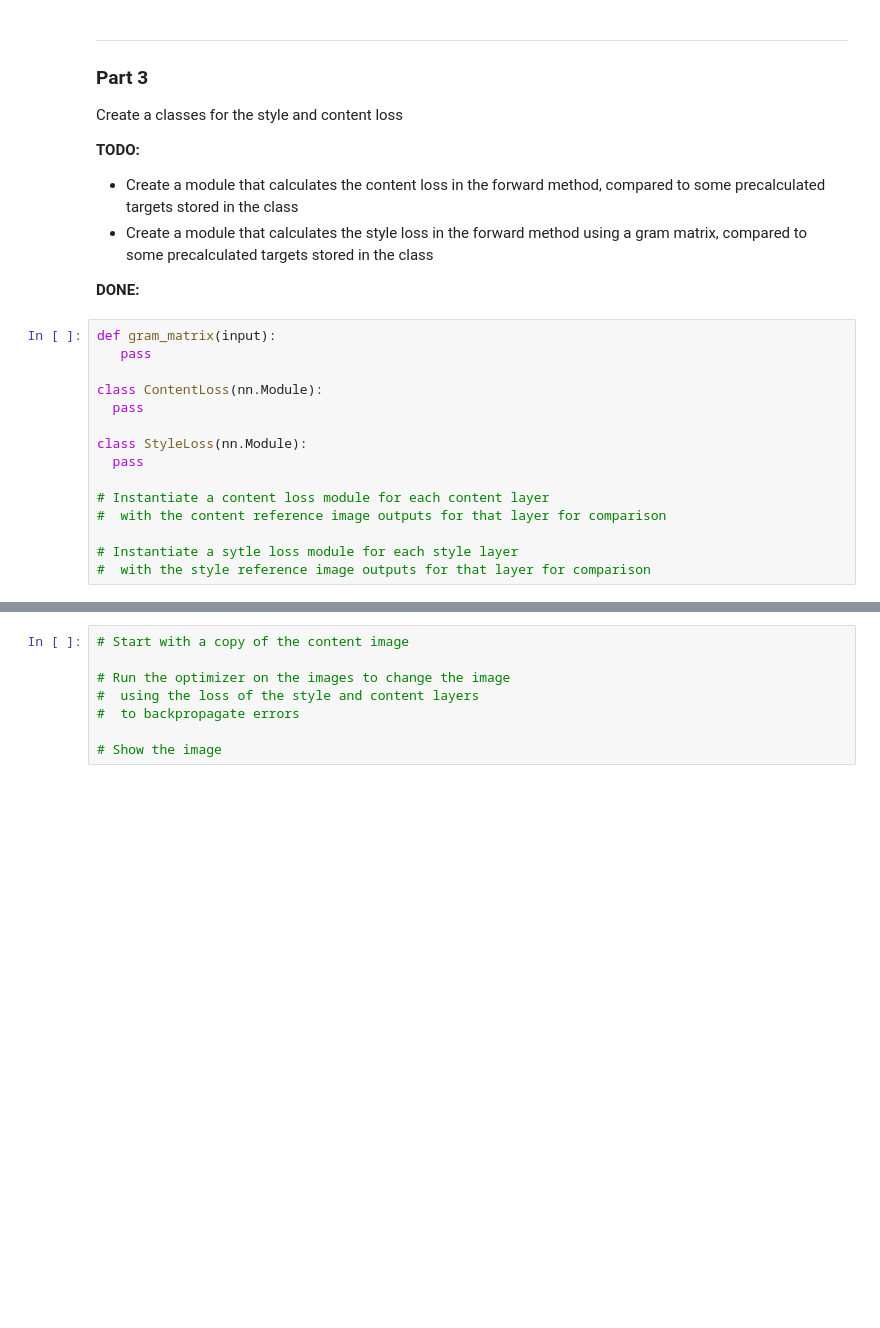
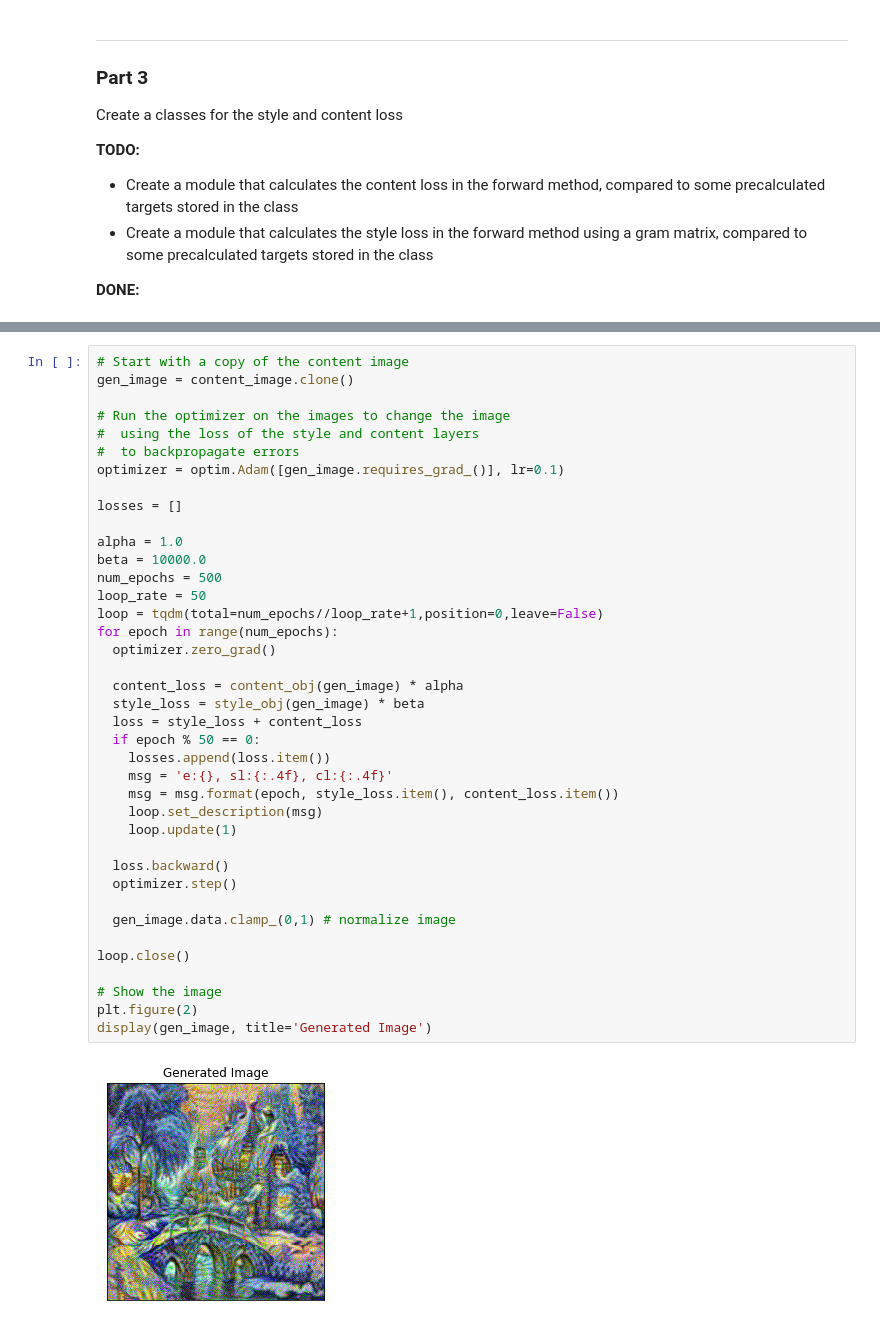
Before and after one commit to mhask94/cs474_labs_f2019, a Jupyter notebook: DL_Lab5.ipynb, the cells around one changed output, grey strips where cells are left out. Drawn from its saved outputs; the diff is of its cells as text; blank space fills up the shorter version.

```diff
--- a/DL_Lab5.ipynb
+++ b/DL_Lab5.ipynb
@@ -216,18 +199,3 @@ Create a classes for the style and content loss
 * Create a module that calculates the style loss in the forward method using a gram matrix, compared to some precalculated targets stored in the class
 
 **DONE:**
-# %%
-def gram_matrix(input):
-   pass
-
-class ContentLoss(nn.Module):
-  pass
-
-class StyleLoss(nn.Module):
-  pass
-
-# Instantiate a content loss module for each content layer
-#  with the content reference image outputs for that layer for comparison
-
-# Instantiate a sytle loss module for each style layer
-#  with the style reference image outputs for that layer for comparison
@@ -250,11 +273,44 @@ Note that the content loss should be zero if you take out the style loss. Why is
-# %%
-# Start with a copy of the content image
-
-# Run the optimizer on the images to change the image
-#  using the loss of the style and content layers
-#  to backpropagate errors
-
-# Show the image
+# %%
+# Start with a copy of the content image
+gen_image = content_image.clone()
+
+# Run the optimizer on the images to change the image
+#  using the loss of the style and content layers
+#  to backpropagate errors
+optimizer = optim.Adam([gen_image.requires_grad_()], lr=0.1)
+
+losses = []
+
+alpha = 1.0
+beta = 10000.0
+num_epochs = 500
+loop_rate = 50
+loop = tqdm(total=num_epochs//loop_rate+1,position=0,leave=False)
+for epoch in range(num_epochs):
+  optimizer.zero_grad()
+
+  content_loss = content_obj(gen_image) * alpha
+  style_loss = style_obj(gen_image) * beta
+  loss = style_loss + content_loss
+  if epoch % 50 == 0:
+    losses.append(loss.item())
+    msg = 'e:{}, sl:{:.4f}, cl:{:.4f}'
+    msg = msg.format(epoch, style_loss.item(), content_loss.item())
+    loop.set_description(msg)
+    loop.update(1)
+
+  loss.backward()
+  optimizer.step()
+
+  gen_image.data.clamp_(0,1) # normalize image
+
+loop.close()
+
+# Show the image
+plt.figure(2)
+display(gen_image, title='Generated Image')
+# %% [output]
+[figure, added]
 # %% [markdown]
 ### Part 5
 
```
Also changed, not shown: parts of 13 cells of this notebook.
